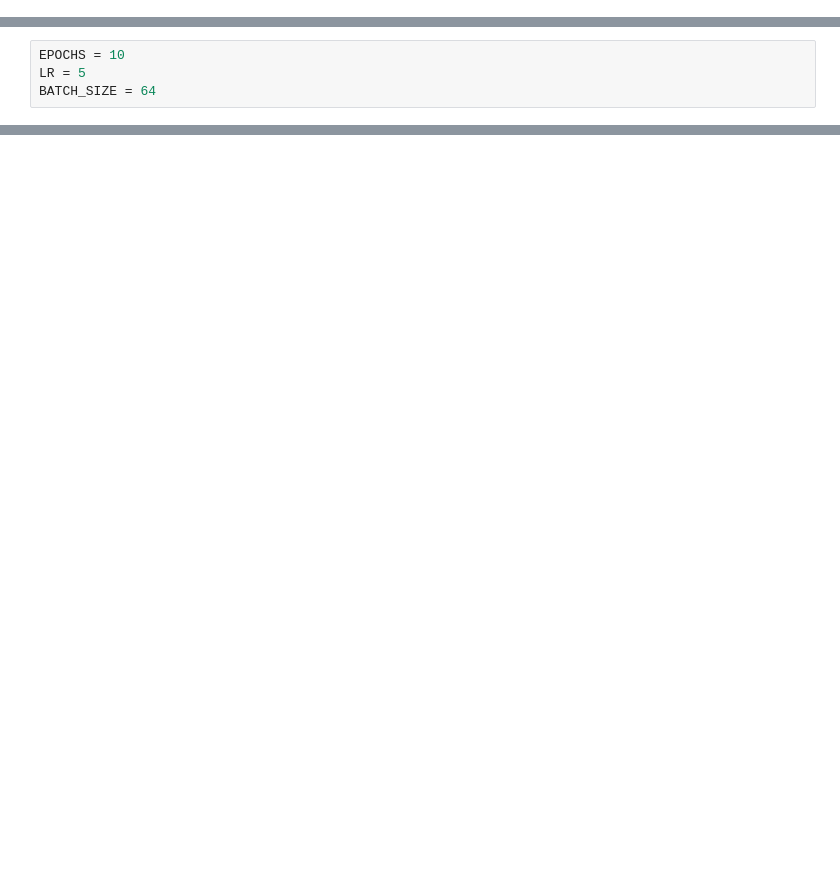
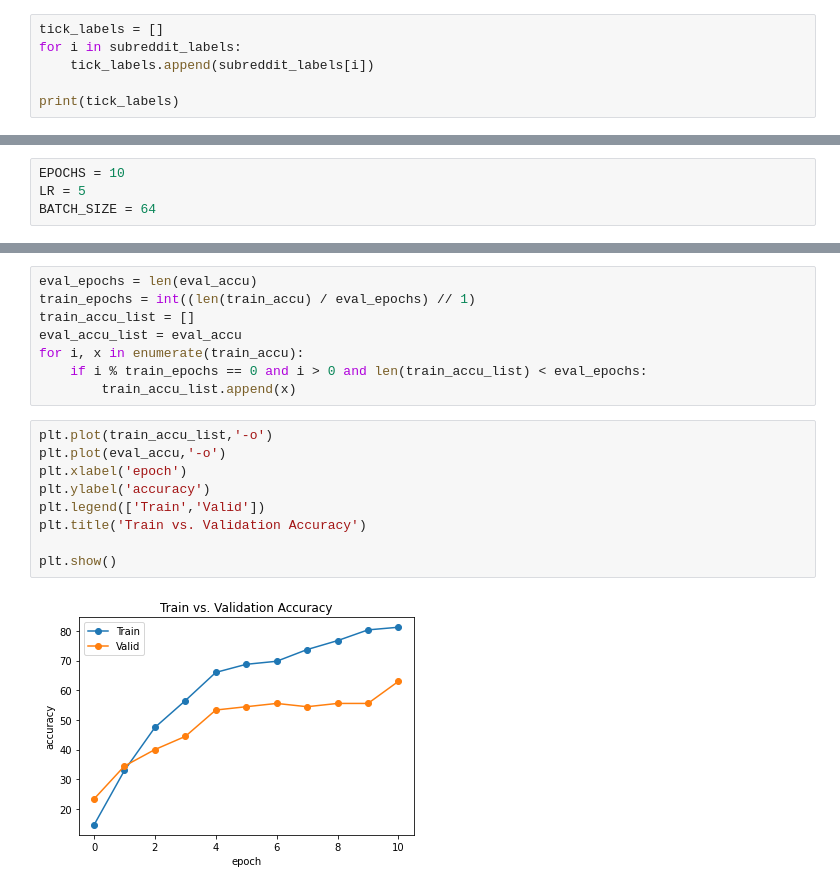
Before and after one commit to hilal-g/Subreddit_Classifier, a Jupyter notebook: nn_classifier.ipynb, the cells around one changed output, grey strips where cells are left out. Saved outputs shown, nothing was run; the diff lists cells and outputs as text; blank space fills up the shorter version.

```diff
--- a/nn_classifier.ipynb
+++ b/nn_classifier.ipynb
@@ -122,0 +117,6 @@ def evaluate(dataloader):
+# %%
+tick_labels = []
+for i in subreddit_labels:
+    tick_labels.append(subreddit_labels[i])
+
+print(tick_labels)
@@ -202,0 +245,19 @@ This is a television news
+# %%
+eval_epochs = len(eval_accu)
+train_epochs = int((len(train_accu) / eval_epochs) // 1)
+train_accu_list = []
+eval_accu_list = eval_accu
+for i, x in enumerate(train_accu):
+    if i % train_epochs == 0 and i > 0 and len(train_accu_list) < eval_epochs:
+        train_accu_list.append(x)
+# %%
+plt.plot(train_accu_list,'-o')
+plt.plot(eval_accu,'-o')
+plt.xlabel('epoch')
+plt.ylabel('accuracy')
+plt.legend(['Train','Valid'])
+plt.title('Train vs. Validation Accuracy')
+
+plt.show()
+# %% [output]
+[figure, added]
```
Also changed, not shown: parts of 11 cells of this notebook, 3 other files.
